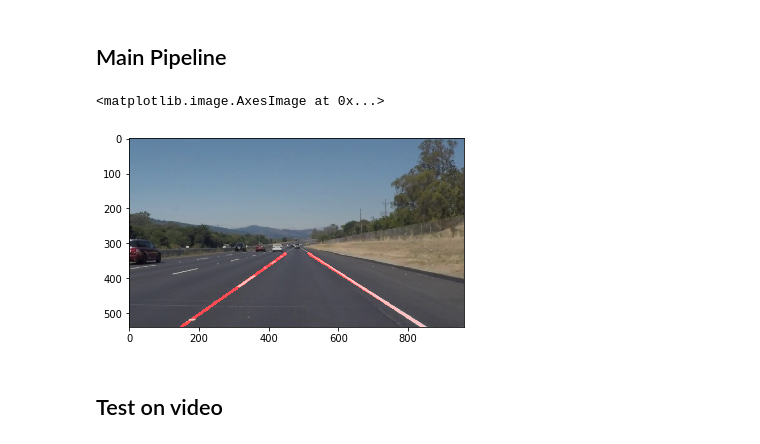
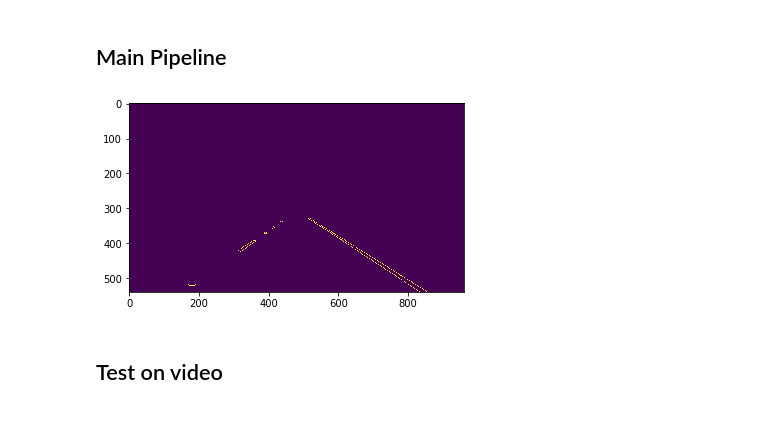
Before and after one commit to yantiz/Lane-Lines-Fitting, a Jupyter notebook: Lane-Lines-Fitting.ipynb, the cells around one changed output. Saved outputs shown, nothing was run; the diff lists cells and outputs as text; code cells hidden in the pictures.

```diff
--- a/Lane-Lines-Fitting.ipynb
+++ b/Lane-Lines-Fitting.ipynb
@@ -54,8 +55,8 @@ def draw_lines(img, lines, color=[255, 0, 0], thickness=8):
                 left_x.extend((x1, x2))
                 left_y.extend((y1, y2))
 
-    y1 = 330 # middle of the front mirror
-    y2 = 540 # bottom of the front mirror
+    y1 = 360 # middle of the front mirror
+    y2 = 720 # bottom of the front mirror
 
     # draw right lane line:
     right_fit= np.polyfit(right_x, right_y, 1)
@@ -94,36 +95,37 @@ def weighted_img(img, initial_img, α=0.8, β=1., γ=0.):
 # %%
 def main_pipeline(img):
     gray = cv2.cvtColor(img, cv2.COLOR_RGB2GRAY)
 
     # Smooth it a bit with Gaussian Blur
     kernel_size = 5
     sigma = 0
     blurred_gray = cv2.GaussianBlur(gray, (kernel_size, kernel_size), sigma)
 
     #Add in the canny edge detection
     low_threshold = 100
     high_threshold = 200
     edges = cv2.Canny(blurred_gray, low_threshold, high_threshold)
 
     imshape = img.shape
     r_coor = np.array([imshape[0], 330, 330, imshape[0]])
     c_coor = np.array([0, 400, 600, imshape[1]])
     masked_edges = region_of_interest(edges, r_coor, c_coor)
+    cleaned_edges = morphology.remove_small_objects(masked_edges.astype('bool'), min_size=10, connectivity=2)
+    plt.imshow(cleaned_edges)
 
     threshold = 30    # minimum number of votes (intersections in Hough grid cell)
     min_line_len = 20 # minimum number of pixels making up a line
     max_line_gap = 20 # maximum gap between pixels to still form a line.
 
-    line_img= hough_lines(masked_edges, threshold, min_line_len, max_line_gap)
+    line_img= hough_lines(cleaned_edges, threshold, min_line_len, max_line_gap)
     line_last= weighted_img(line_img, img, α=0.8, β=1., γ=0.)
 
     return line_last
 
 line_last = main_pipeline(image)
-plt.imshow(line_last)
+#plt.imshow(line_last)
 # %% [output]
-<matplotlib.image.AxesImage at 0x...>
-[figure, old version]
+[figure, new version]
 # %% [markdown]
 ## Test on video
 # %%
```
Also changed, not shown: parts of 2 cells of this notebook.
